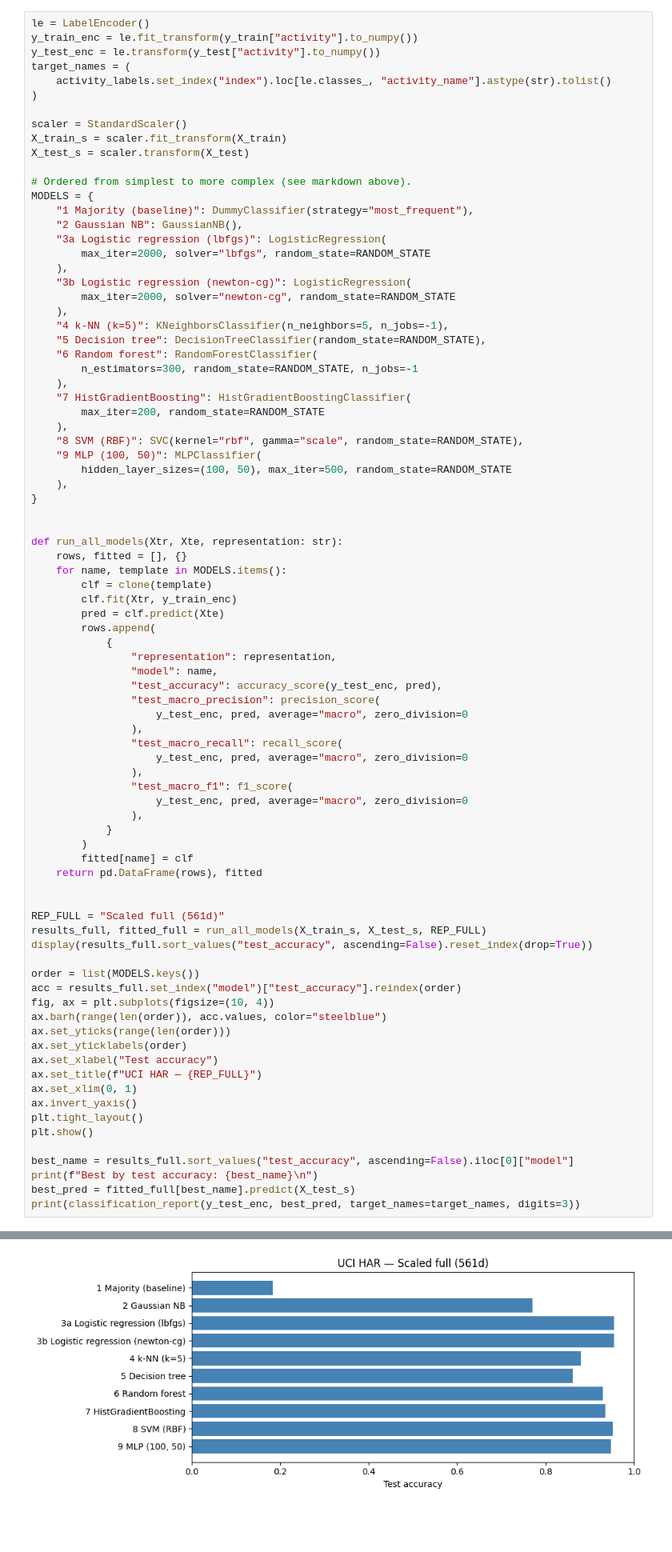
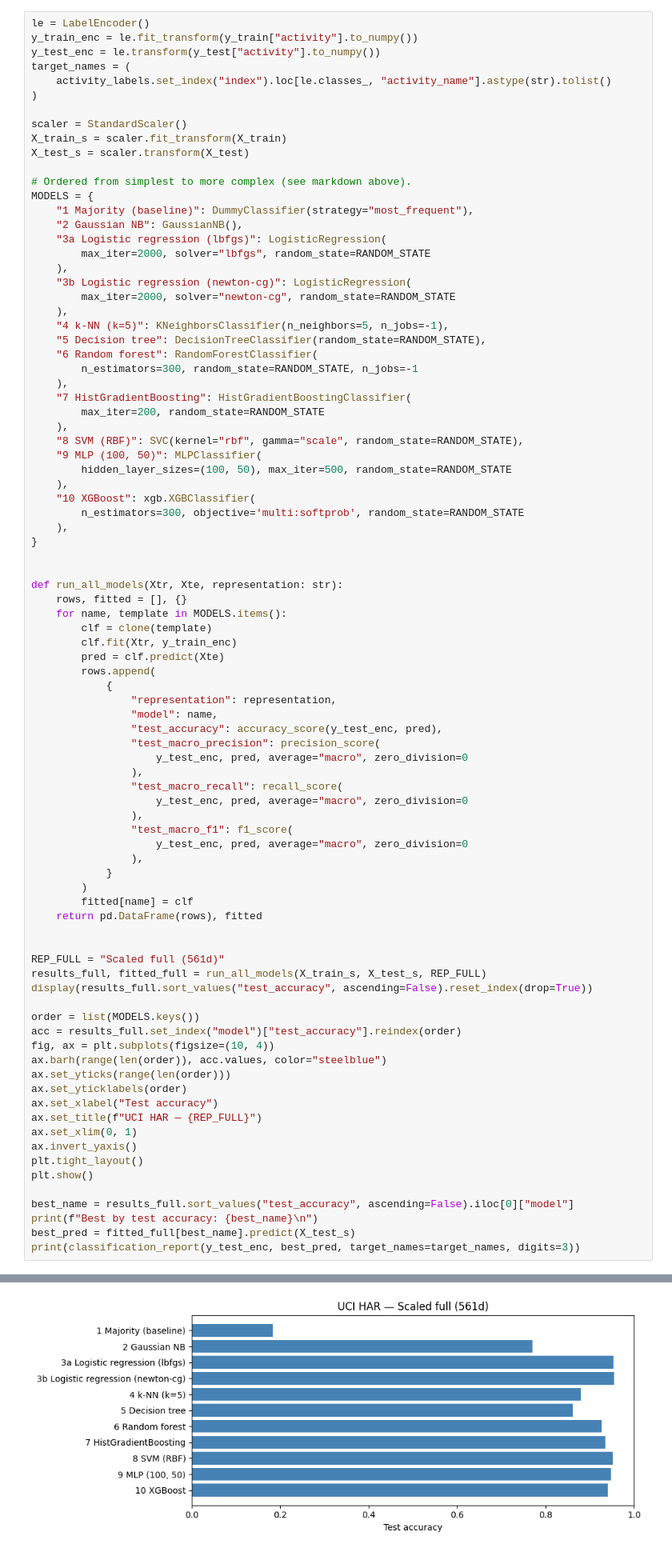
Before and after one commit to rominaba/motion-intent-recognition-for-assistive-robotics, a Jupyter notebook: src/explore_models.ipynb, the cells around one changed output, grey strips where cells are left out. Shown at 80% size. Cells and saved outputs as stored; diff of their text form; blank space fills up the shorter version.

```diff
--- a/src/explore_models.ipynb
+++ b/src/explore_models.ipynb
@@ -91,6 +93,9 @@ MODELS = {
     "8 SVM (RBF)": SVC(kernel="rbf", gamma="scale", random_state=RANDOM_STATE),
     "9 MLP (100, 50)": MLPClassifier(
         hidden_layer_sizes=(100, 50), max_iter=500, random_state=RANDOM_STATE
+    ),
+    "10 XGBoost": xgb.XGBClassifier(
+        n_estimators=300, objective='multi:softprob', random_state=RANDOM_STATE
     ),
 }
 
@@ -157,4 +163,4 @@ print(classification_report(y_test_enc, best_pred, target_names=target_names, di
-[figure, old version]
+[figure, new version]
 Best by test accuracy: 3b Logistic regression (newton-cg)
 
                     precision    recall  f1-score   support
```
Also changed, not shown: parts of 4 cells of this notebook.
